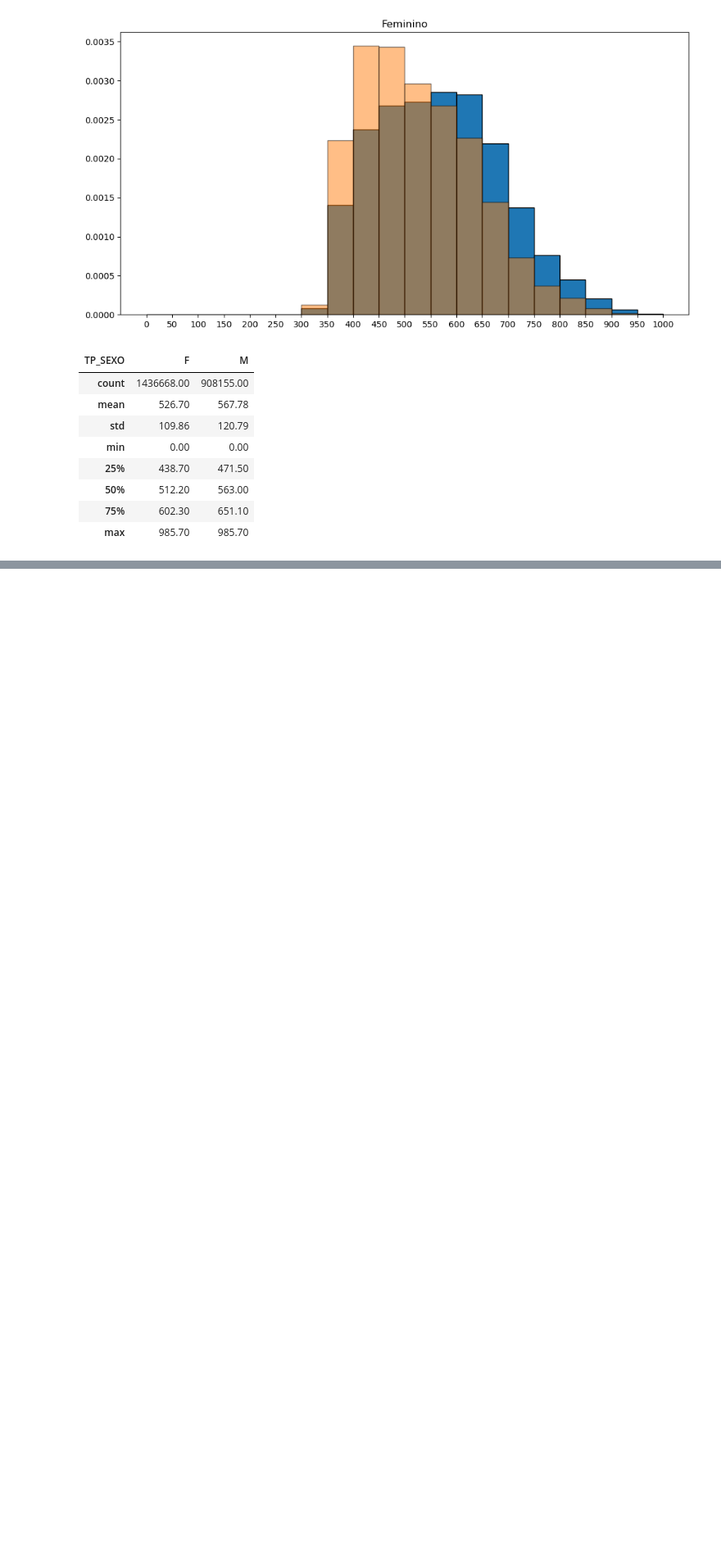
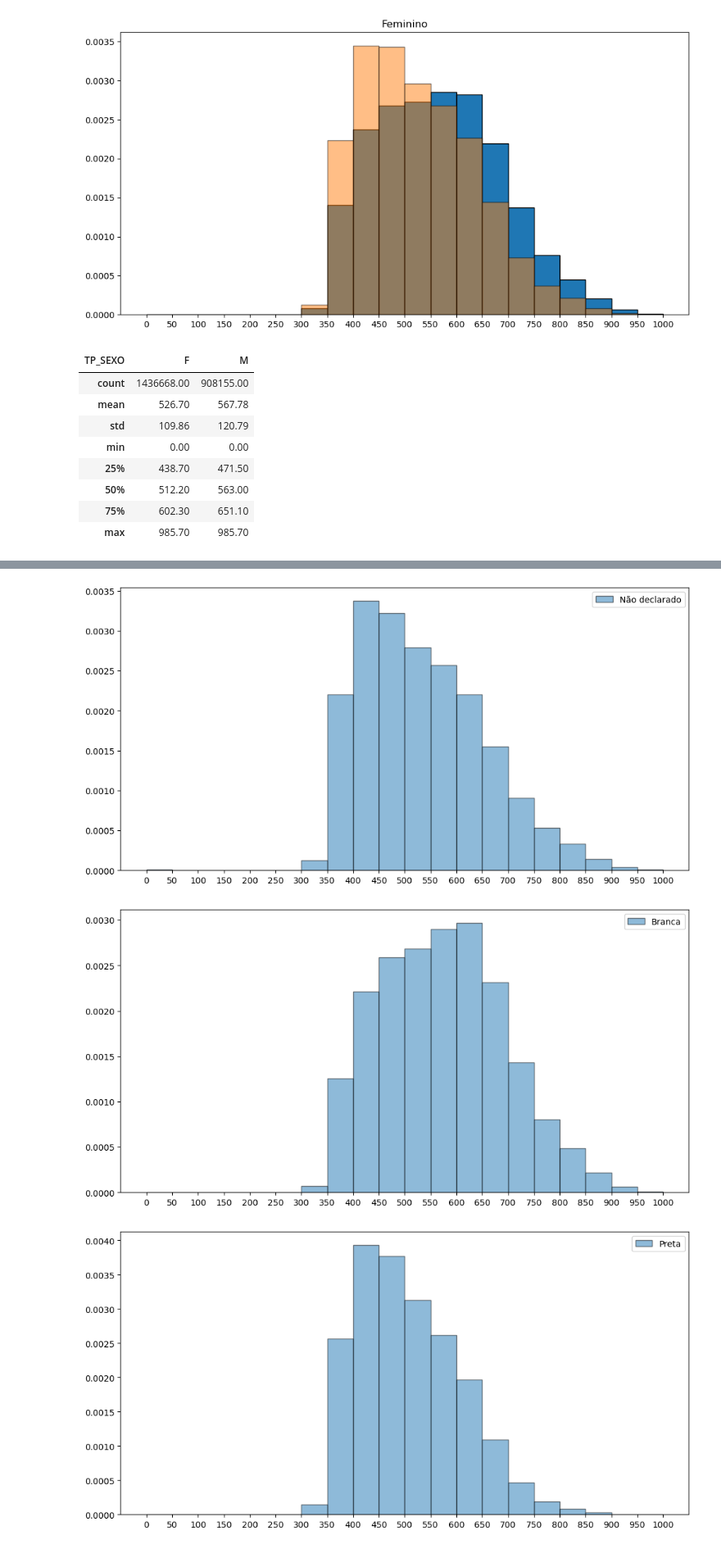
Before and after one commit to Phvr06/Proj2-Cdados, a Jupyter notebook: main.ipynb, the cells around one changed output, grey strips where cells are left out. Shown: that part at 82% size. Saved outputs shown, nothing was run; the diff lists cells and outputs as text; code cells hidden in the pictures; blank space fills up the shorter version.

```diff
--- a/main.ipynb
+++ b/main.ipynb
@@ -17,6 +17,7 @@ treineiro = dados.IN_TREINEIRO
 cor_raca = pd.Categorical(cor_raca)
 renda = pd.Categorical(renda)
 treineiro = pd.Categorical(treineiro)
+
 cor_raca = cor_raca.rename_categories(['Não declarado', 'Branca', 'Preta', 'Parda', 'Amarela', 'Indígena'])
 renda = renda.rename_categories([
     'Nenhuma Renda',
@@ -37,7 +38,7 @@ renda = renda.rename_categories([
     'De R$ 18.180,01 até R$ 24.240,00',
     'Acima de R$ 24.240,00'
 ])
-treineiro = treineiro.rename_categories(['Não', 'Sim'])
+treineiro = treineiro.rename_categories(['Não Treineiro', 'Treineiro'])
 
 dados['TP_COR_RACA'] = cor_raca
 dados['Q006'] = renda
@@ -77,0 +85,13 @@ target.corr(nota_humanas)
+# %%
+amp = np.linspace(0, 1000, 21)
+for category in cor_raca.categories:
+    notas = dados.loc[dados.TP_COR_RACA == category, 'NU_NOTA_MT']
+    plt.figure(figsize=(12, 6))
+    plt.hist(notas, bins=amp, alpha=0.5, label=category, density=True, edgecolor='black')
+    plt.legend()
+    plt.xticks(amp)
+    plt.show()
+# %% [output]
+[figure, added]
+[figure, added]
+[figure, added]
```
Also changed, not shown: parts of 12 cells of this notebook, 1 other file.
